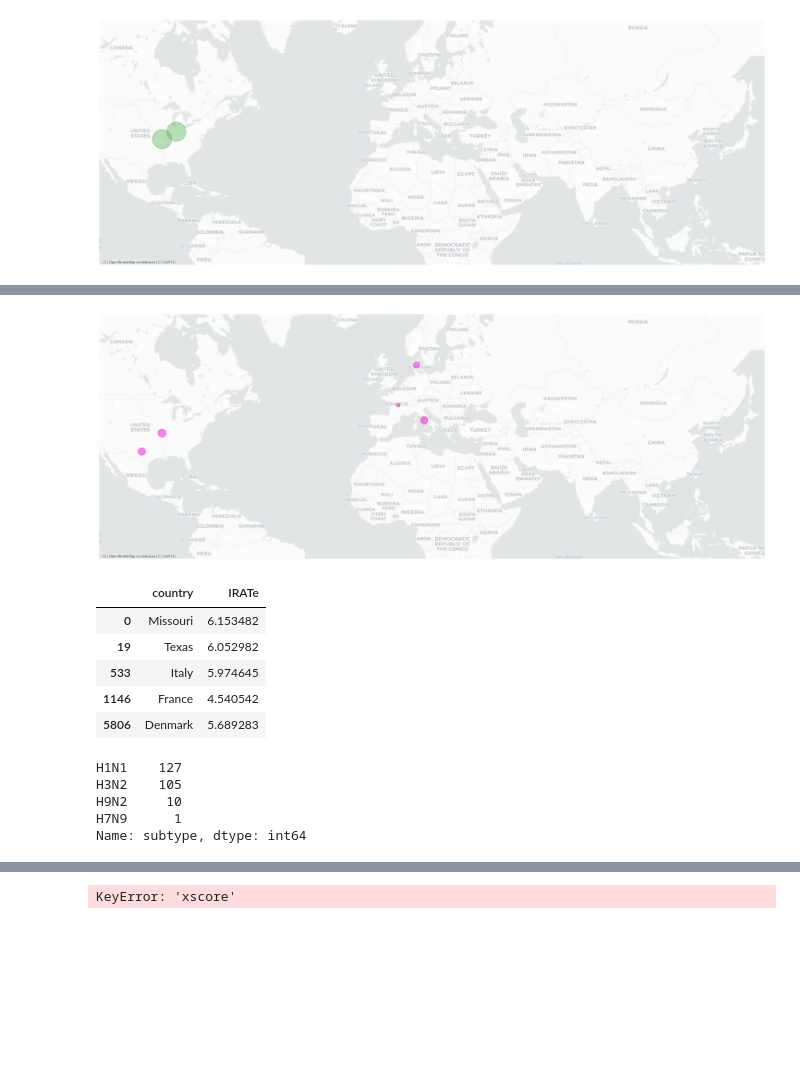
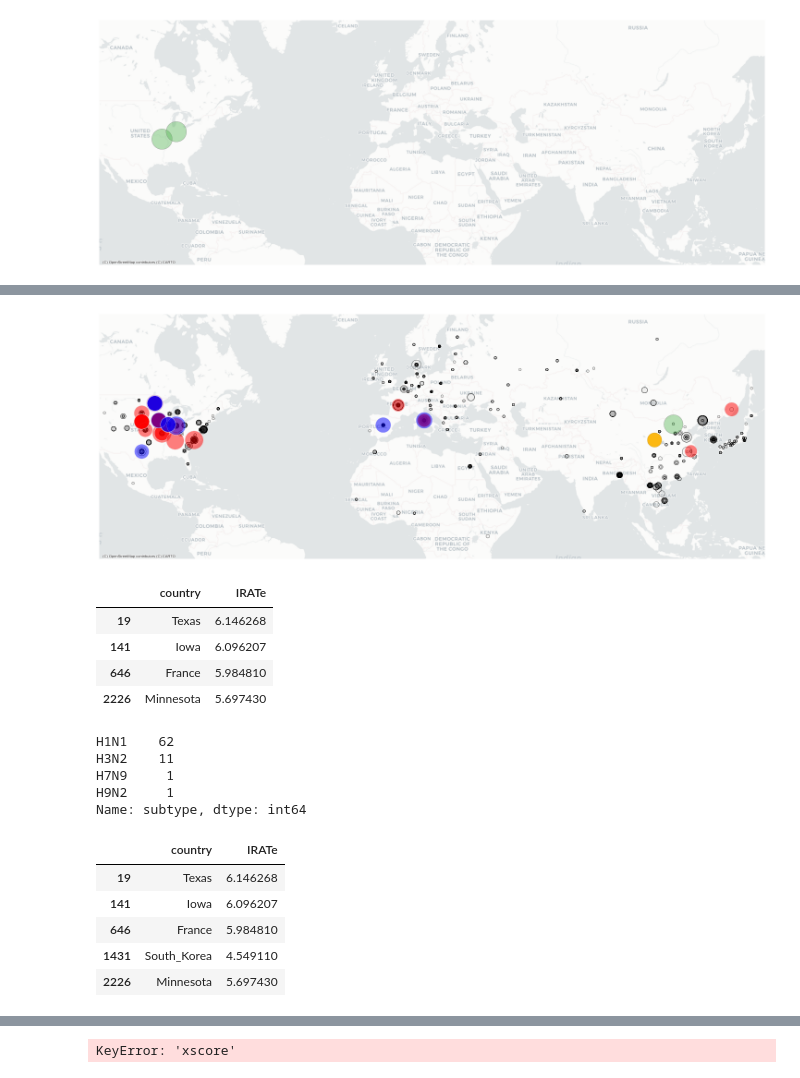
Before and after one commit to zeroknowledgediscovery/emergenet, a Jupyter notebook: irat_qnet/preddata/georisk-Copy1.ipynb, the cells around one changed output, grey strips where cells are left out. Drawn from its saved outputs; the diff is of its cells as text; code cells hidden in the pictures; blank space fills up the shorter version.

```diff
--- a/irat_qnet/preddata/georisk-Copy1.ipynb
+++ b/irat_qnet/preddata/georisk-Copy1.ipynb
@@ -214,4 +214,5 @@ Index(['id', 'subtype', 'ha_accession', 'na_accession', 'ha', 'na',
       dtype='object')
 # %%
 allriskystrains=pd.read_csv('../../irat_qnet/results/animal_predictions/allriskystrains_collapsed.csv',index_col=0)
-allriskystrains
+allriskystrains=allriskystrains[allriskystrains.predicted_emergence_score>6]
+nonrisky_geo_df=geo_DF__[geo_DF__.IRATe<6]
@@ -233,3 +219,5 @@ allriskystrains
 # %%
 riskystrains=[x for x in geo_DF__.id if x in allriskystrains.index.values]
 risky_geo_df=geo_DF__.set_index('id').loc[riskystrains,:].reset_index()
+pf=risky_geo_df.copy()
+npf=nonrisky_geo_df.copy()
@@ -250,6 +223,0 @@ pf_=geopandas.GeoDataFrame(
-# %%
-pf=pf_.sort_values('IRATe',ascending=False).head(NUM)
-#pf1=pf_.sort_values('IRATe',ascending=False).tail(pf_.index.size-NUM)
-
-pf1=pf_[pf_.IRATe<6]
-pf1=pf__.set_index('id').loc[pf1.id]
@@ -285,13 +254,13 @@ saveFIG(filename='../../tex/Figures/bionorad_tmp.pdf')
 [figure]
 # %%
 def mssize2(x):
-    return ((3.5**(x-2))) + (x>6.2)*800 + 20
+    return ((5**(x-2))) + (x>6)*300 + 20
 
-tx=[4,5,5.5,6,6.1,6.2,6.25,6.3]
+tx=[4,5,5.5,6,6.1,6.2,6.25,6.3,6.4,6.5,6.75]
 sx=[mssize2(x) for x in tx]
 plt.plot(tx,sx,'-ko')
 plt.yscale('log')
-sf=pd.concat([geo_DF[geo_DF.IRATe.between(4.54,4.55)].head(1),
+sf=pd.concat([geo_DF[geo_DF.IRATe.between(4.54,5.99)].head(1),
 geo_DF[geo_DF.IRATe.between(5.5,5.7)].head(1),
 geo_DF[geo_DF.IRATe.between(5.95,6)].head(1),
 geo_DF[geo_DF.IRATe.between(6,6.1)].head(1),
@@ -325,66 +303,75 @@ fname1='./WB_Coastlines_10m/WB_Coastlines_10m.shp'
 df1 = geopandas.read_file(fname1)
 plt.style.use('dark_background')
 plt.style.use('seaborn-whitegrid')
 df1__ = df1.to_crs(epsg=3857) # reproject it in Web mercator
 ax1 = df1__.plot(figsize=(20,20), alpha=.0, edgecolor='w')
 VMIN=pf[TVAR].min()
 VMAX=pf[TVAR].max()
 
 ALPHA=1
+MS=1.5*.5
 
 # plotRisk2(pf1,ax=ax1,cmap=cmap,markersize=1.5,ALPHA=ALPHA,mssize=mssize2,
 #          markeredgecolor=None,variable=TVAR,VMIN=VMIN,colalpha=1,colR=0,colG=0,colB=0,
 #          VMAX=VMAX)
+plotRisk2(npf,ax=ax1,cmap=cmap,markersize=MS,ALPHA=ALPHA,mssize=mssize2,
+         markeredgecolor=(0,0,0,1),variable=TVAR,VMIN=VMIN,colalpha=.025,colR=.1,colG=0.1,colB=.1,
+         VMAX=VMAX)
 
-# plotRisk2(pf[pf.subtype=='H7N9'],ax=ax1,cmap=cmap,markersize=1.5,ALPHA=ALPHA,mssize=mssize2,
-#          markeredgecolor='#777777',variable=TVAR,VMIN=VMIN,colalpha=.4,colR=0.3,colG=.7,colB=0.3,
-#          VMAX=VMAX)
+plotRisk2(pf[pf.subtype=='H7N9'],ax=ax1,cmap=cmap,markersize=MS,ALPHA=ALPHA,mssize=mssize2,
+         markeredgecolor='#777777',variable=TVAR,VMIN=VMIN,colalpha=.4,colR=0.3,colG=.7,colB=0.3,
+         VMAX=VMAX)
 
-# plotRisk2(pf[pf.subtype=='H3N2'],ax=ax1,cmap=cmap,markersize=1.5,ALPHA=ALPHA,mssize=mssize2,
-#          markeredgecolor=(1,1,1,1),variable=TVAR,VMIN=VMIN,colalpha=.95,colR=0,colG=0,colB=1,
-#          VMAX=VMAX)
 
-# plotRisk2(pf[pf.subtype=='H9N2'],ax=ax1,cmap=cmap,markersize=1.5,ALPHA=ALPHA,mssize=mssize2,
-#          markeredgecolor='#BD890F',variable=TVAR,VMIN=VMIN,colalpha=1,colR=0.99,colG=.72,colB=0.07,
-#          VMAX=VMAX)
+plotRisk2(pf[pf.subtype=='H9N2'],ax=ax1,cmap=cmap,markersize=MS,ALPHA=ALPHA,mssize=mssize2,
+         markeredgecolor='#BD890F',variable=TVAR,VMIN=VMIN,colalpha=1,colR=0.99,colG=.72,colB=0.07,
+         VMAX=VMAX)
 
-# plotRisk2(pf[pf.subtype=='H1N1'],ax=ax1,cmap=cmap,markersize=1.5,ALPHA=ALPHA,mssize=mssize2,
-#          markeredgecolor='#ff0000',variable=TVAR,VMIN=VMIN,colalpha=.5,colR=1,colG=0,colB=0,
-#          VMAX=VMAX)
+plotRisk2(pf[pf.subtype=='H1N1'],ax=ax1,cmap=cmap,markersize=MS,ALPHA=ALPHA,mssize=mssize2,
+         markeredgecolor='#eeeeee',variable=TVAR,VMIN=VMIN,colalpha=.5,colR=1,colG=0,colB=0,
+         VMAX=VMAX)
 
-plotRisk2(sf,ax=ax1,cmap=cmap,markersize=1.5,ALPHA=ALPHA,mssize=mssize2,
-         markeredgecolor='#ff0000',variable=TVAR,VMIN=VMIN,colalpha=.5,colR=1,colG=0,colB=1,
+plotRisk2(pf[pf.subtype=='H3N2'],ax=ax1,cmap=cmap,markersize=MS,ALPHA=ALPHA,mssize=mssize2,
+         markeredgecolor=(1,1,1,1),variable=TVAR,VMIN=VMIN,colalpha=.5,colR=0,colG=0,colB=1,
          VMAX=VMAX)
 
 #ctx.add_basemap(ax1,source=ctx.providers.Stamen.TonerLite,alpha=.5)
 ctx.add_basemap(ax1,source=ctx.providers.CartoDB.Positron,alpha=.7)
 #ctx.add_basemap(ax1,source=ctx.providers.Stamen.Toner)
 #ctx.add_basemap(ax1,source=ctx.providers.Stamen.Watercolor,alpha=.5)
 #ctx.add_basemap(ax1,source=ctx.providers.NASAGIBS.ViirsEarthAtNight2012,alpha=1)
 #ax1.set_ylim(-.85e7,.985e7)
 ax1.set_ylim(-.1e7,.985e7)
 ax1.set_xlim(-1.3e7,1.65e7)
 ax1.set_axis_off()
-saveFIG(filename='../../tex/Figures/bionorad_tmp.pdf')
+saveFIG(filename='../../tex/Figures/bionorad.pdf')
 # %% [output]
-[figure, old version]
+[figure, new version]
 # %%
 sf[['country','IRATe']]
 # %% [output]
 |  | country | IRATe |
-| 0 | Missouri | 6.153482 |
-| 19 | Texas | 6.052982 |
-| 533 | Italy | 5.974645 |
-| 1146 | France | 4.540542 |
-| 5806 | Denmark | 5.689283 |
+| 19 | Texas | 6.146268 |
+| 141 | Iowa | 6.096207 |
+| 646 | France | 5.984810 |
+| 2226 | Minnesota | 5.697430 |
 # %%
 pf.subtype.value_counts()
 # %% [output]
-H1N1    127
-H3N2    105
-H9N2     10
-H7N9      1
+H1N1    62
+H3N2    11
+H7N9     1
+H9N2     1
 Name: subtype, dtype: int64
+# %%
+sf[['country','IRATe']]
+# %% [output]
+|  | country | IRATe |
+| 19 | Texas | 6.146268 |
+| 141 | Iowa | 6.096207 |
+| 646 | France | 5.984810 |
+| 1431 | South_Korea | 4.549110 |
+| 2226 | Minnesota | 5.697430 |
 # %%
 pf.sort_values('IRATi',ascending=False)#[pf.subtype=='h7']
 # %% [output]
```
Also changed, not shown: parts of 8 cells of this notebook, 28 other files.
